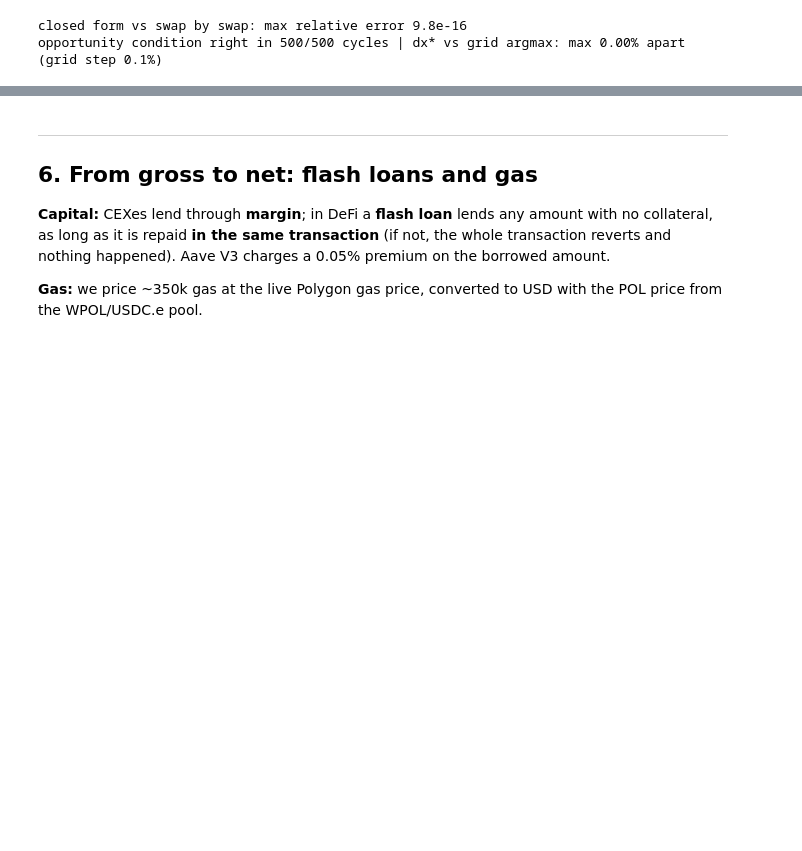
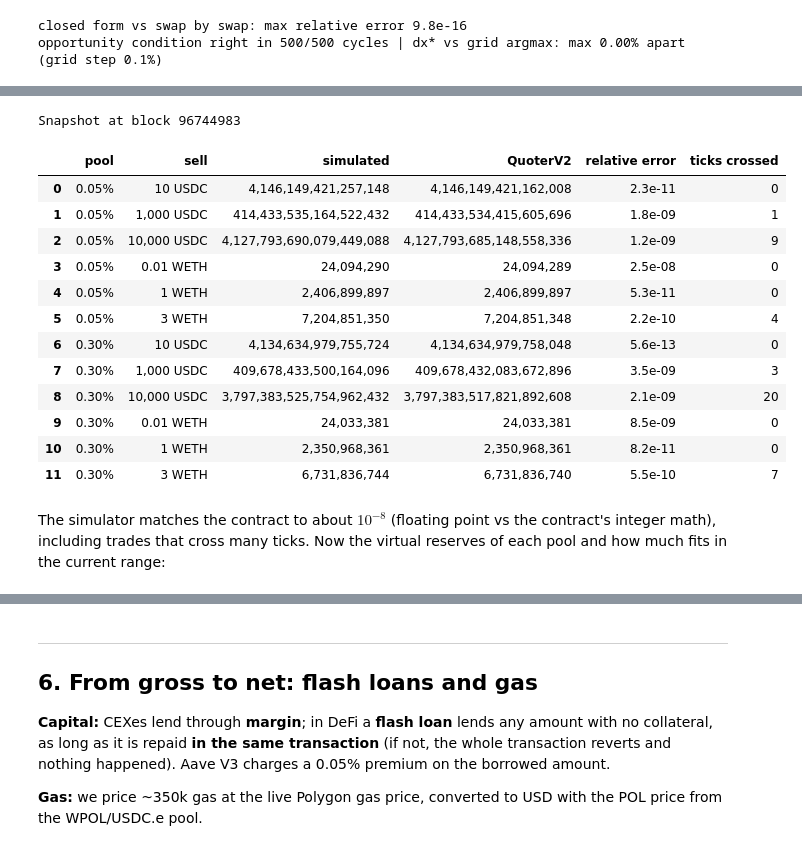
Before and after one commit to mselser95/QUANt, a Jupyter notebook: modulo-2/clase_3/clase_3.ipynb, the cells around one changed output, grey strips where cells are left out. Cells and saved outputs as stored; diff of their text form; code cells hidden in the pictures; blank space fills up the shorter version.

```diff
--- a/modulo-2/clase_3/clase_3.ipynb
+++ b/modulo-2/clase_3/clase_3.ipynb
@@ -577,0 +592,47 @@ Best cycle: USDC.e -> WETH -> WPOL -> USDC.e on Sushi / Quick / Sushi: -66.3 bps
+# %%
+import univ3
+
+USDC_NATIVE = Web3.to_checksum_address("0x3c499c542cEF5E3811e1192ce70d8cC03d5c3359")   # native USDC, 6 decimals
+V3_FEES = (500, 3000)   # the two liquid WETH/USDC pools: 0.05% and 0.3%
+
+v3_block = w3.eth.block_number - 5   # a few blocks below the head: public nodes are load-balanced
+quotes = []
+for usdc in (10, 1_000, 10_000):
+    quotes.append((USDC_NATIVE, WETH, usdc * 10**6))
+for eth in (0.01, 1, 3):
+    quotes.append((WETH, USDC_NATIVE, int(eth * 10**18)))
+
+v3_pools = {}
+checks = []
+for fee in V3_FEES:
+    address = univ3.get_pool_address(w3, WETH, USDC_NATIVE, fee)
+    pool, quoter_outputs = univ3.load_pool(w3, address, v3_block, quotes, words=6)
+    v3_pools[fee] = pool
+    for (token_in, token_out, amount_in), quoter_output in zip(quotes, quoter_outputs):
+        simulated, _, crossed = univ3.swap(pool, amount_in, token_in == pool["token0"])
+        quoted = quoter_output[0]
+        if token_in == USDC_NATIVE:
+            sold = f"{amount_in / 1e6:,g} USDC"
+        else:
+            sold = f"{amount_in / 1e18:,g} WETH"
+        checks.append({"pool": f"{fee / 1e4:.2f}%", "sell": sold, "simulated": simulated, "QuoterV2": quoted,
+                       "relative error": abs(simulated - quoted) / quoted, "ticks crossed": crossed})
+print(f"Snapshot at block {v3_block}")
+pd.DataFrame(checks).style.format({"simulated": "{:,.0f}", "QuoterV2": "{:,.0f}", "relative error": "{:.1e}"})
+# %% [output]
+Snapshot at block 96744983
+|  | pool | sell | simulated | QuoterV2 | relative error | ticks crossed |
+| 0 | 0.05% | 10 USDC | 4,146,149,421,257,148 | 4,146,149,421,162,008 | 2.3e-11 | 0 |
+| 1 | 0.05% | 1,000 USDC | 414,433,535,164,522,432 | 414,433,534,415,605,696 | 1.8e-09 | 1 |
+| 2 | 0.05% | 10,000 USDC | 4,127,793,690,079,449,088 | 4,127,793,685,148,558,336 | 1.2e-09 | 9 |
+| 3 | 0.05% | 0.01 WETH | 24,094,290 | 24,094,289 | 2.5e-08 | 0 |
+| 4 | 0.05% | 1 WETH | 2,406,899,897 | 2,406,899,897 | 5.3e-11 | 0 |
+| 5 | 0.05% | 3 WETH | 7,204,851,350 | 7,204,851,348 | 2.2e-10 | 4 |
+| 6 | 0.30% | 10 USDC | 4,134,634,979,755,724 | 4,134,634,979,758,048 | 5.6e-13 | 0 |
+| 7 | 0.30% | 1,000 USDC | 409,678,433,500,164,096 | 409,678,432,083,672,896 | 3.5e-09 | 3 |
+| 8 | 0.30% | 10,000 USDC | 3,797,383,525,754,962,432 | 3,797,383,517,821,892,608 | 2.1e-09 | 20 |
+| 9 | 0.30% | 0.01 WETH | 24,033,381 | 24,033,381 | 8.5e-09 | 0 |
+| 10 | 0.30% | 1 WETH | 2,350,968,361 | 2,350,968,361 | 8.2e-11 | 0 |
+| 11 | 0.30% | 3 WETH | 6,731,836,744 | 6,731,836,740 | 5.5e-10 | 7 |
+# %% [markdown]
+The simulator matches the contract to about $10^{-8}$ (floating point vs the contract's integer math), including trades that cross many ticks. Now the virtual reserves of each pool and how much fits in the current range:
```
Also changed, not shown: parts of 18 cells of this notebook, 15 other files.
